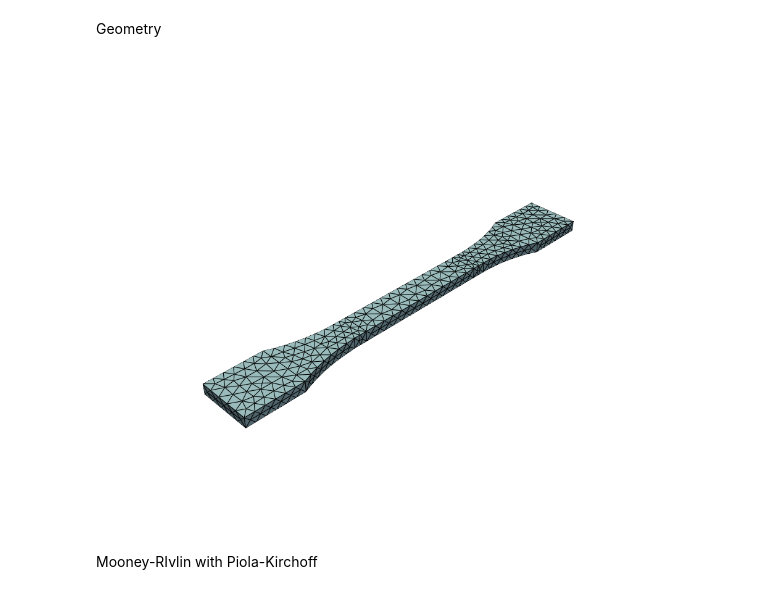
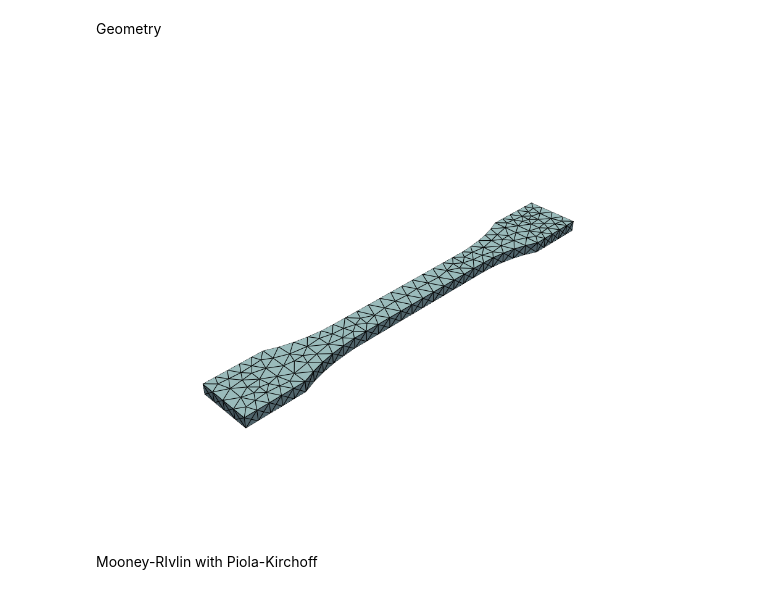
Before and after one commit to Nikolausinsulin/fenicsHyperelasticity, a Jupyter notebook: Code_paul/Fenics_project/hyper_elasticity_3D.ipynb, the cells around one changed output. Saved outputs shown, nothing was run; the diff lists cells and outputs as text; code cells hidden in the pictures.

```diff
--- a/Code_paul/Fenics_project/hyper_elasticity_3D.ipynb
+++ b/Code_paul/Fenics_project/hyper_elasticity_3D.ipynb
@@ -127,39 +136,40 @@ def create_geometry(h: float) -> tuple[mesh.Mesh, ufl.Measure]:
     gmsh.model.addPhysicalGroup(2, [top_surface_right, surface_right],2000)
 
     #L0 left
-    L0_left = extruded_right[5][1]
+    L0_left = extruded_center[5][1]
     gmsh.model.addPhysicalGroup(2, [L0_left],3000)
 
     #L0 right
-    L0_right = extruded_right[3][1]
+    L0_right = extruded_center[3][1]
     gmsh.model.addPhysicalGroup(2, [L0_right],4000)
 
 
     #generate the mesh
     gmsh.model.mesh.generate(3)
+
 
     data = gmshio.model_to_mesh(gmsh.model, MPI.COMM_WORLD, 0, gdim=3)
     msh = data.mesh
     facet_tags = data.facet_tags
     cell_tags = data.cell_tags
 
     msh.topology.create_connectivity(2, 3)
     msh.topology.create_connectivity(1, 2)
     msh.topology.create_connectivity(1, 3)
 
     topology, cell_types, geometry = dolfinx.plot.vtk_mesh(msh)
     pv.set_jupyter_backend("static")
     grid = pv.UnstructuredGrid(topology, cell_types, geometry)
     plotter = pv.Plotter()
     plotter.add_mesh(grid, show_edges=True)
     plotter.show()
 
     gmsh.finalize()
     return msh, facet_tags, cell_tags
 
-msh, facet_tags, cell_tags = create_geometry(4)
+msh, facet_tags, cell_tags = create_geometry(5)
 # %% [output]
-[figure, old version]
+[figure, new version]
 # %% [markdown]
 Mooney-RIvlin with Piola-Kirchoff
 # %%
```
Also changed, not shown: parts of 4 cells of this notebook.
